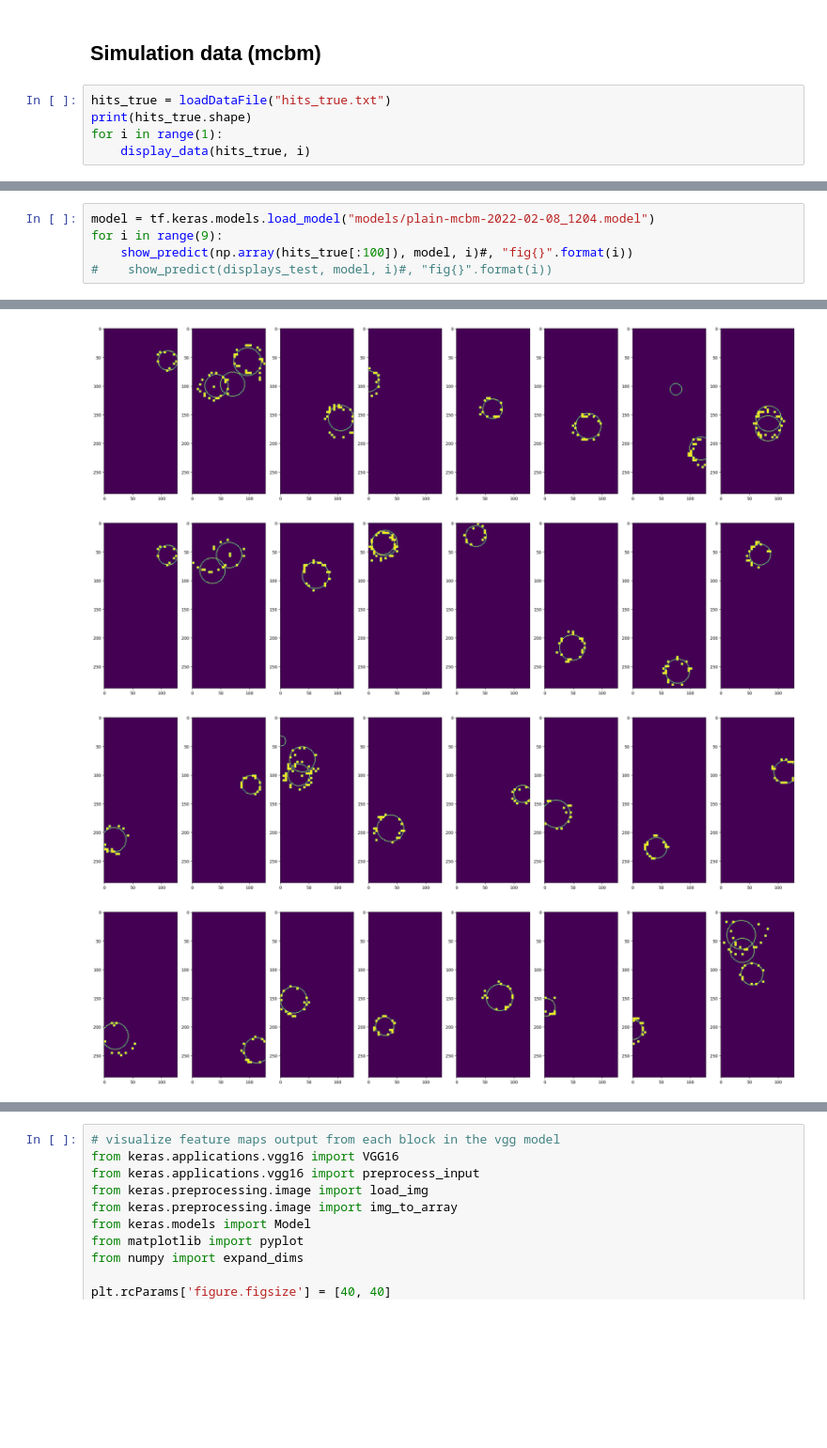
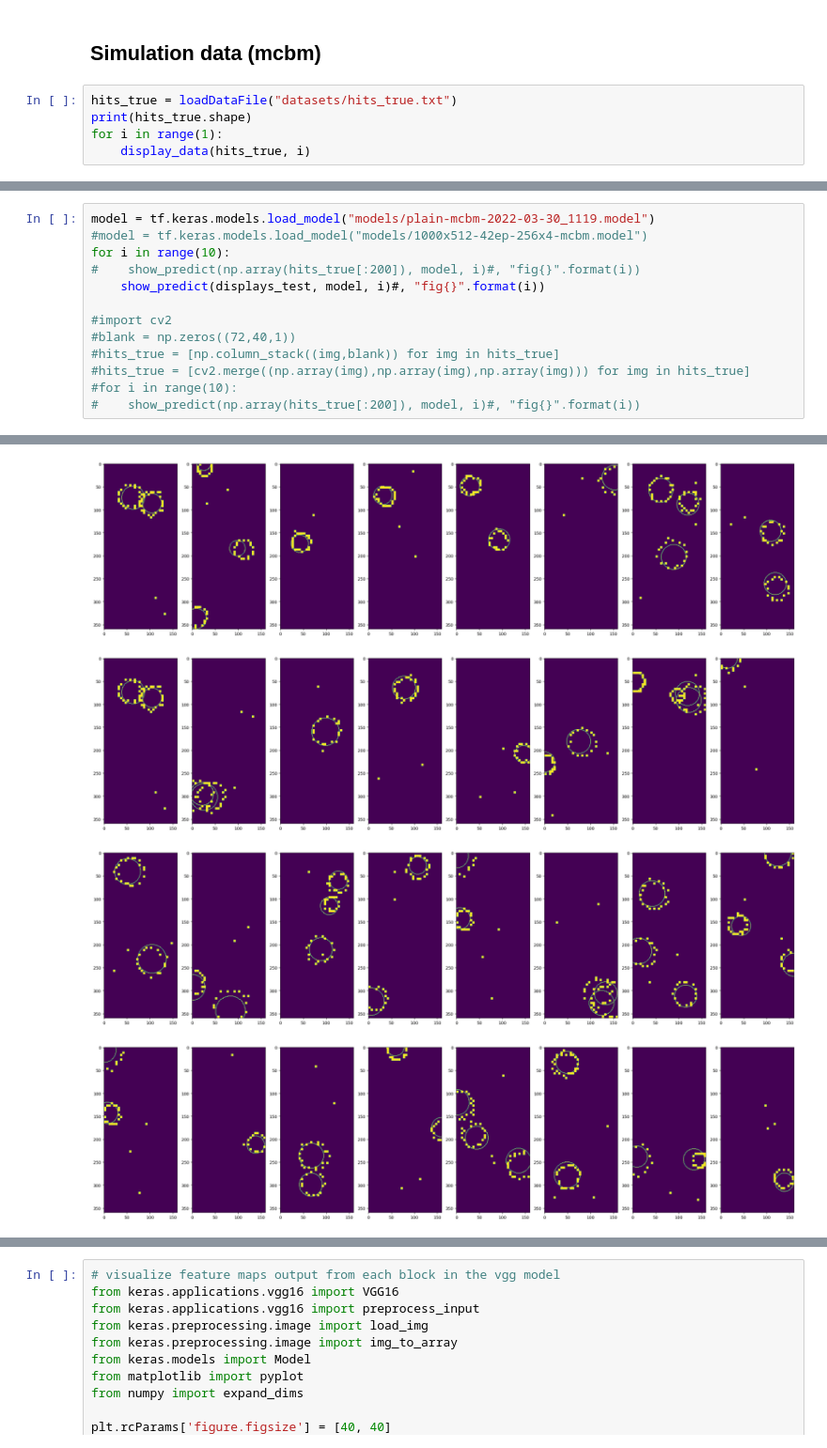
Before and after one commit to borkh/mcbm-ring-reco, a Jupyter notebook: real_sim_data.ipynb, the cells around one changed output, grey strips where cells are left out. Shown at 94% size. Cells and saved outputs as stored; diff of their text form; blank space fills up the shorter version.

```diff
--- a/real_sim_data.ipynb
+++ b/real_sim_data.ipynb
@@ -56,7 +58,7 @@ def loadDataFile(datafile, pixel_x = 32, pixel_y = 72):
 # %% [markdown]
 ## Simulation data (mcbm)
 # %%
-hits_true = loadDataFile("hits_true.txt")
+hits_true = loadDataFile("datasets/hits_true.txt")
 print(hits_true.shape)
 for i in range(1):
     display_data(hits_true, i)
@@ -67,6 +81,14 @@ load data from  hits_true.txt  -> 20000  events loaded
 # %%
-model = tf.keras.models.load_model("models/plain-mcbm-2022-02-08_1204.model")
-for i in range(9):
-    show_predict(np.array(hits_true[:100]), model, i)#, "fig{}".format(i))
-#    show_predict(displays_test, model, i)#, "fig{}".format(i))
+model = tf.keras.models.load_model("models/plain-mcbm-2022-03-30_1119.model")
+#model = tf.keras.models.load_model("models/1000x512-42ep-256x4-mcbm.model")
+for i in range(10):
+#    show_predict(np.array(hits_true[:200]), model, i)#, "fig{}".format(i))
+    show_predict(displays_test, model, i)#, "fig{}".format(i))
+
+#import cv2
+#blank = np.zeros((72,40,1))
+#hits_true = [np.column_stack((img,blank)) for img in hits_true]
+#hits_true = [cv2.merge((np.array(img),np.array(img),np.array(img))) for img in hits_true]
+#for i in range(10):
+#    show_predict(np.array(hits_true[:200]), model, i)#, "fig{}".format(i))
 # %% [output]
@@ -76,4 +98,4 @@ for i in range(9):
-[figure, old version]
+[figure, new version]
-[figure, old version]
+[figure, new version]
-[figure, old version]
+[figure, new version]
-[figure, old version]
+[figure, new version]
```
Also changed, not shown: parts of 4 cells of this notebook, 38 other files.
